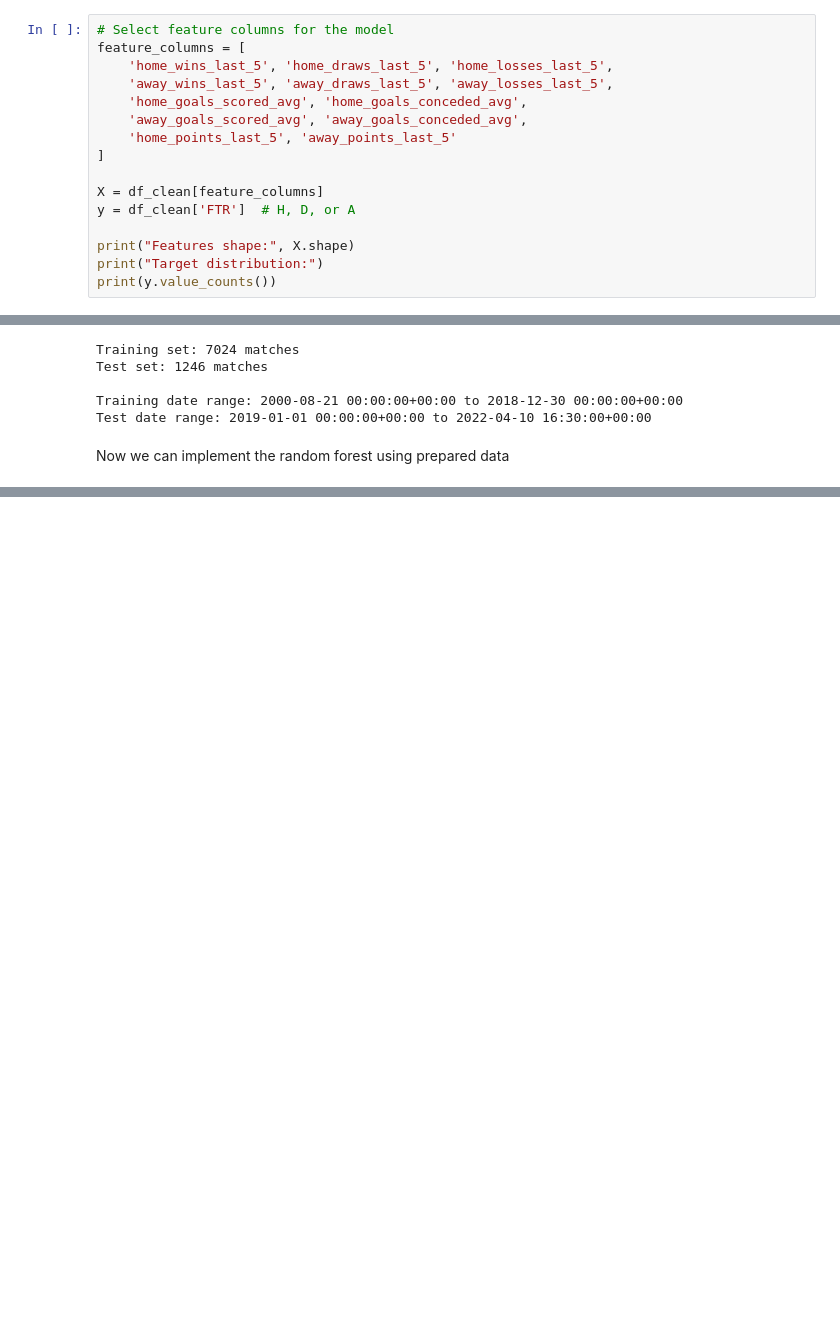
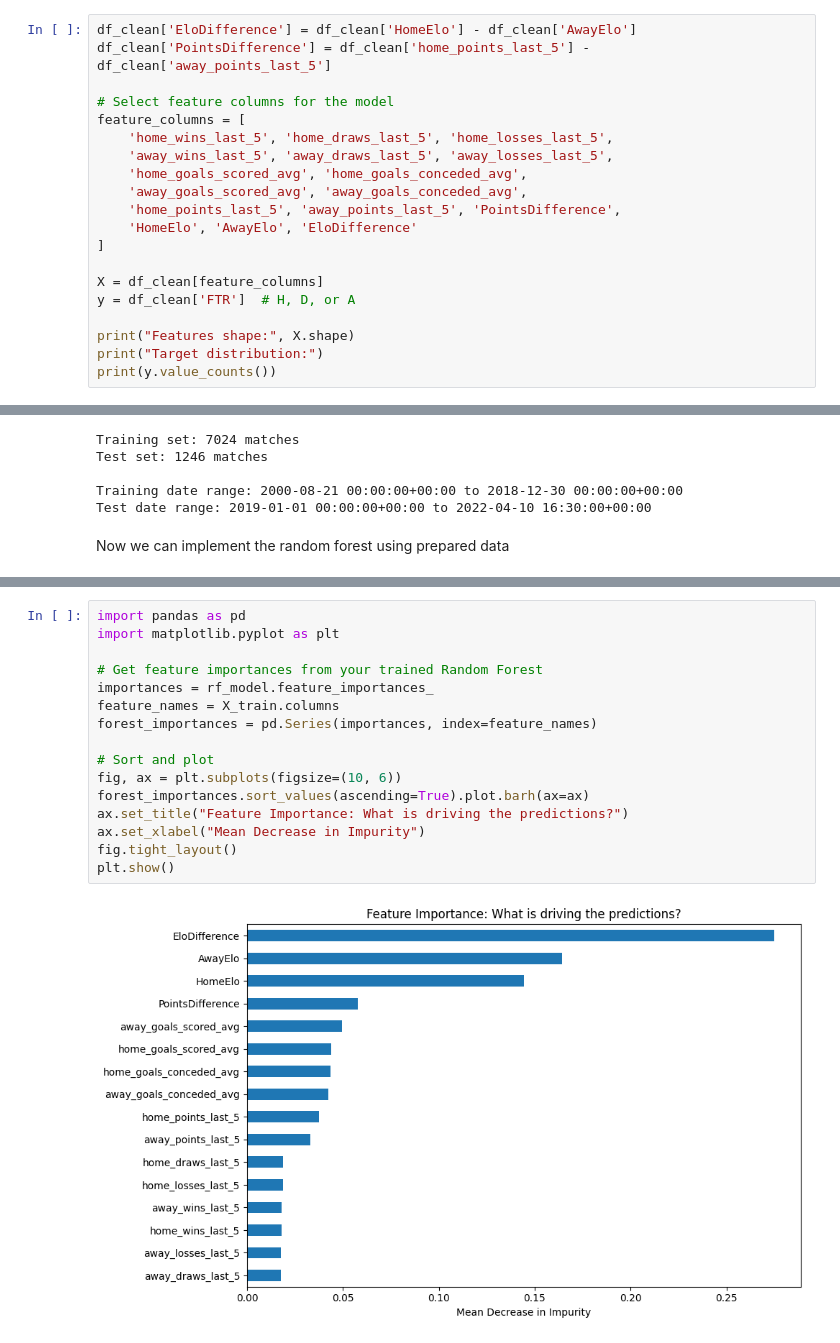
Before and after one commit to FAZ110/PL-Prediction-App, a Jupyter notebook: predict.ipynb, the cells around one changed output, grey strips where cells are left out. Saved outputs shown, nothing was run; the diff lists cells and outputs as text; blank space fills up the shorter version.

```diff
--- a/predict.ipynb
+++ b/predict.ipynb
@@ -401,13 +456,17 @@ A    29.177751
 D    24.957678
 Name: proportion, dtype: float64
 # %%
+df_clean['EloDifference'] = df_clean['HomeElo'] - df_clean['AwayElo']
+df_clean['PointsDifference'] = df_clean['home_points_last_5'] - df_clean['away_points_last_5']
+
 # Select feature columns for the model
 feature_columns = [
     'home_wins_last_5', 'home_draws_last_5', 'home_losses_last_5',
     'away_wins_last_5', 'away_draws_last_5', 'away_losses_last_5',
     'home_goals_scored_avg', 'home_goals_conceded_avg',
     'away_goals_scored_avg', 'away_goals_conceded_avg',
-    'home_points_last_5', 'away_points_last_5'
+    'home_points_last_5', 'away_points_last_5', 'PointsDifference',
+    'HomeElo', 'AwayElo', 'EloDifference'
 ]
 
 X = df_clean[feature_columns]
@@ -513,0 +574,18 @@ Actual A     152    9  273
+# %%
+import pandas as pd
+import matplotlib.pyplot as plt
+
+# Get feature importances from your trained Random Forest
+importances = rf_model.feature_importances_
+feature_names = X_train.columns
+forest_importances = pd.Series(importances, index=feature_names)
+
+# Sort and plot
+fig, ax = plt.subplots(figsize=(10, 6))
+forest_importances.sort_values(ascending=True).plot.barh(ax=ax)
+ax.set_title("Feature Importance: What is driving the predictions?")
+ax.set_xlabel("Mean Decrease in Impurity")
+fig.tight_layout()
+plt.show()
+# %% [output]
+[figure, added]
```
Also changed, not shown: parts of 10 cells of this notebook.
